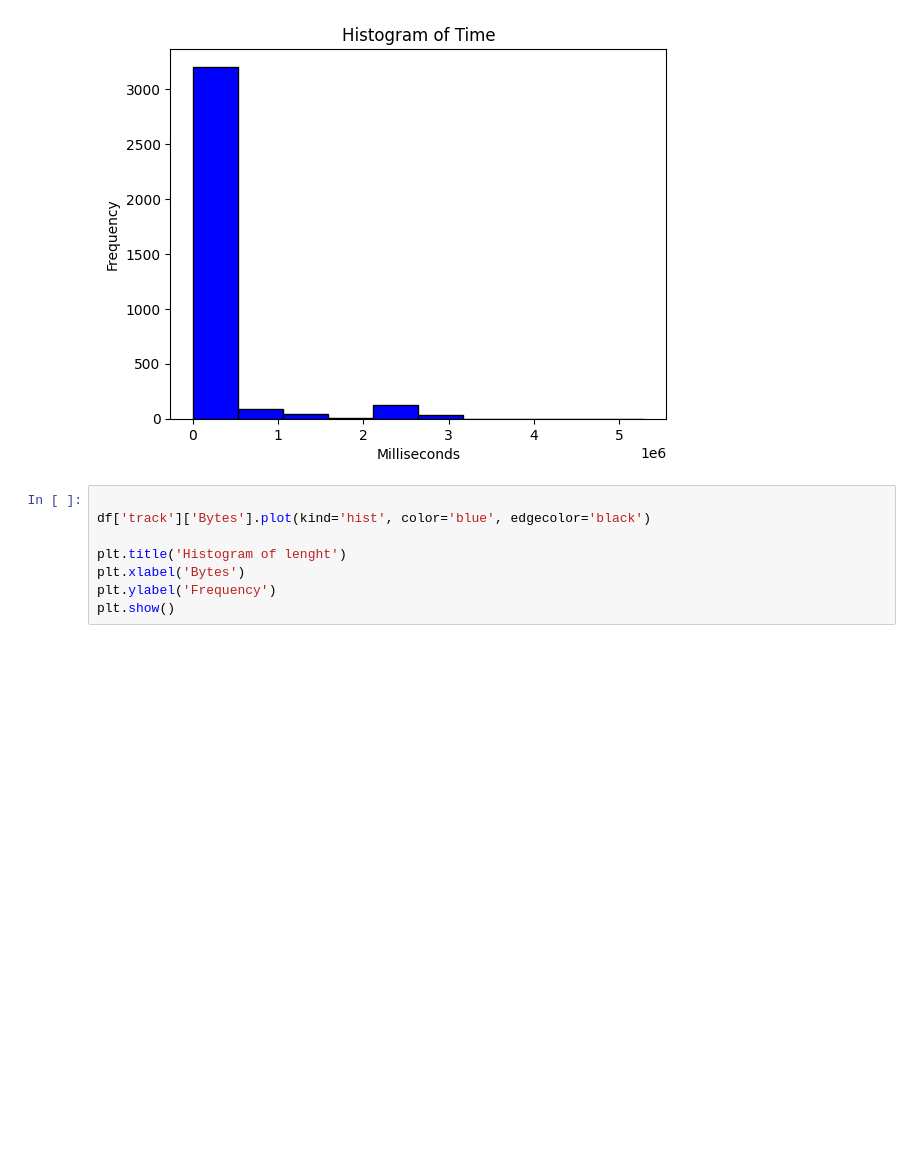
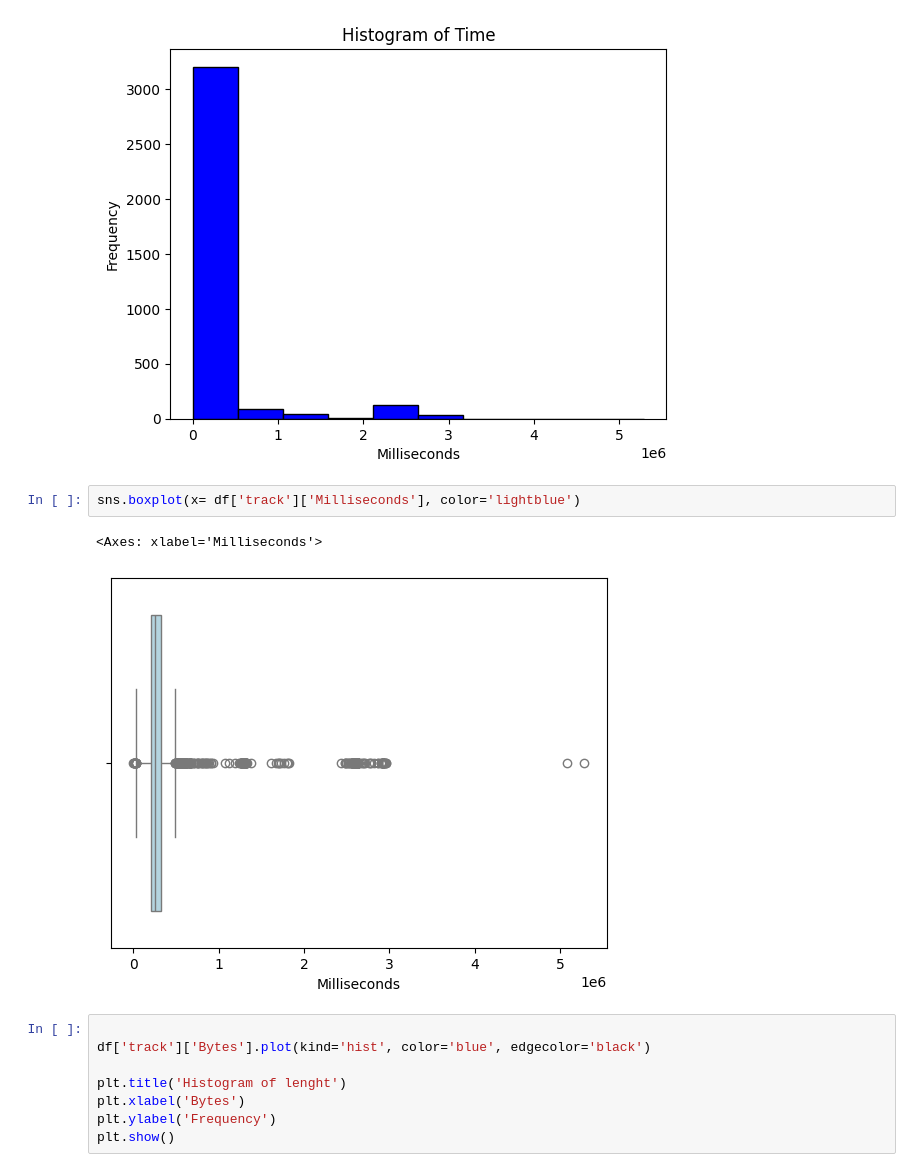
Before and after one commit to Mostafa2rz1/Chinook, a Jupyter notebook: 2.EDA/EDA.ipynb, the cells around one changed output. Cells and saved outputs as stored; diff of their text form; blank space fills up the shorter version.

```diff
--- a/2.EDA/EDA.ipynb
+++ b/2.EDA/EDA.ipynb
@@ -393,6 +396,11 @@ plt.ylabel('Frequency')
 plt.show()
 # %% [output]
 [figure]
+# %%
+sns.boxplot(x= df['track']['Milliseconds'], color='lightblue')
+# %% [output]
+<Axes: xlabel='Milliseconds'>
+[figure, added]
 # %%
 
 df['track']['Bytes'].plot(kind='hist', color='blue', edgecolor='black')
```
Also changed, not shown: parts of 10 cells of this notebook, 2 other files.
